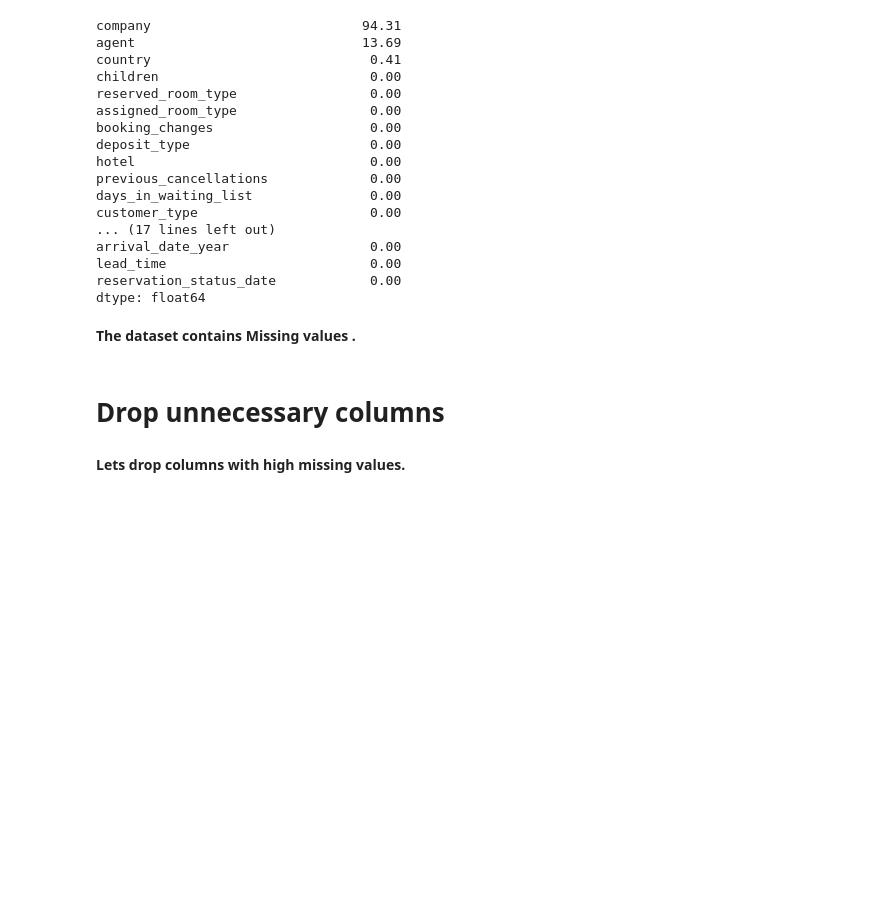
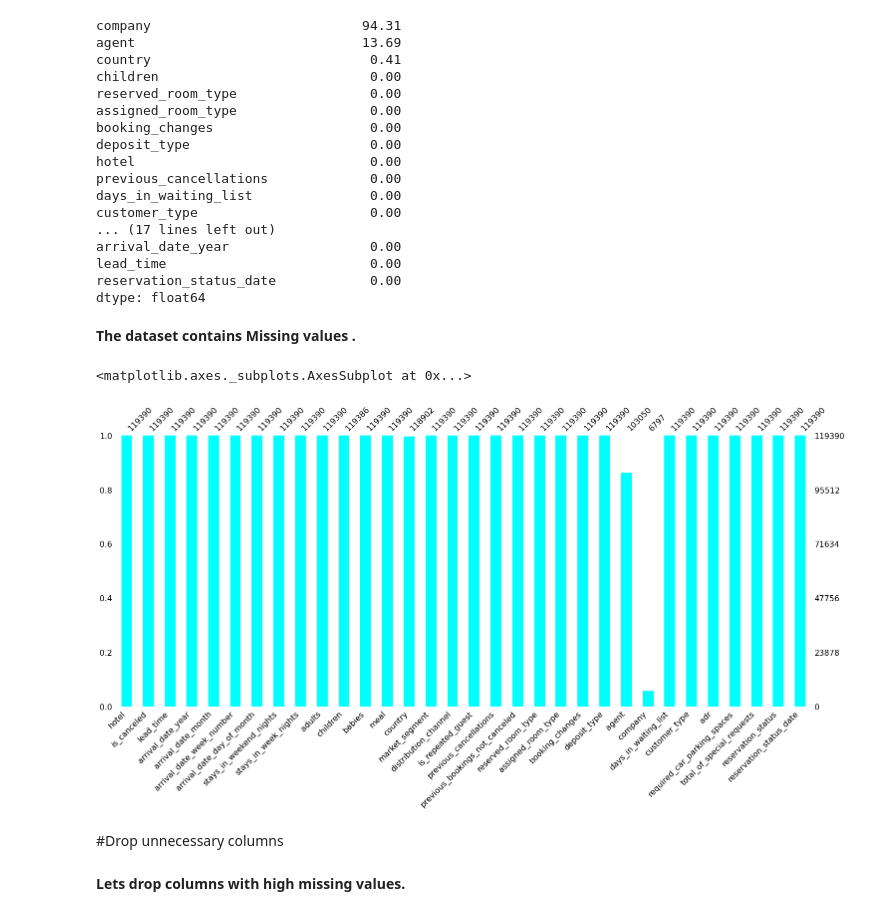
Before and after one commit to Bandna-Thakur/EDA-hotel-booking-analysis, a Jupyter notebook: Bandna_Thakur_Hotel_Booking_Analysis_Capstone_Project.ipynb, the cells around one changed output. Saved outputs shown, nothing was run; the diff lists cells and outputs as text; code cells hidden in the pictures; blank space fills up the shorter version.

```diff
--- a/Bandna_Thakur_Hotel_Booking_Analysis_Capstone_Project.ipynb
+++ b/Bandna_Thakur_Hotel_Booking_Analysis_Capstone_Project.ipynb
@@ -157,8 +199,14 @@ reservation_status_date            0.00
 dtype: float64
 # %% [markdown]
 **The dataset contains Missing values .**
+# %%
+import missingno as msno
+msno.bar(data,color='cyan')
+# %% [output]
+<matplotlib.axes._subplots.AxesSubplot at 0x...>
+[figure, added]
 # %% [markdown]
-# Drop unnecessary columns
+#Drop unnecessary columns
 # %% [markdown]
 **Lets drop columns with high missing values.**
 # %%
```
Also changed, not shown: parts of 65 cells of this notebook.
